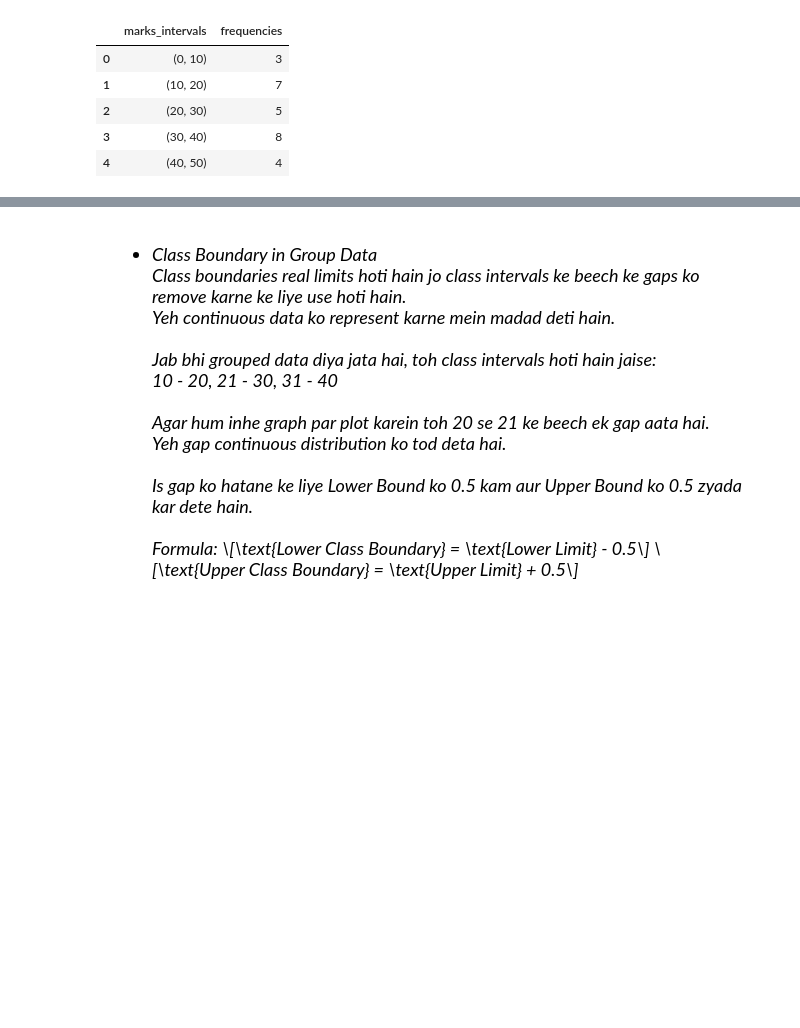
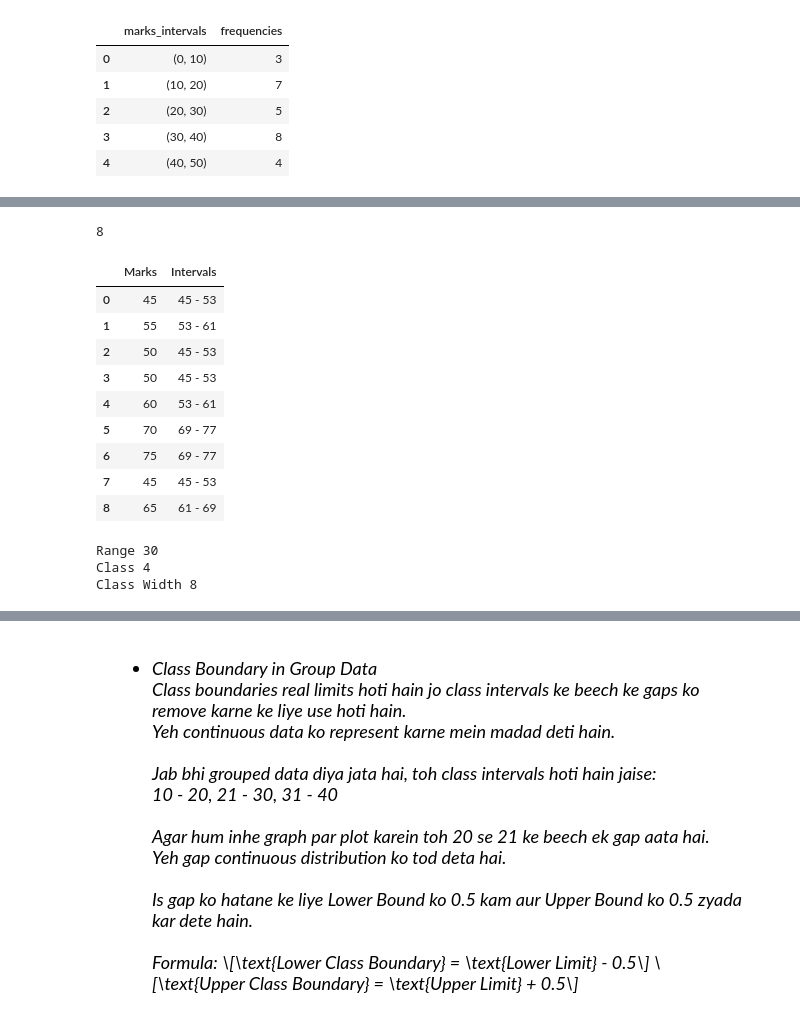
Before and after one commit to Mubeen-Ahmad/AI, a Jupyter notebook: Statistics/1.ipynb, the cells around one changed output, grey strips where cells are left out. Saved outputs shown, nothing was run; the diff lists cells and outputs as text; code cells hidden in the pictures; blank space fills up the shorter version.

```diff
--- a/Statistics/1.ipynb
+++ b/Statistics/1.ipynb
@@ -30,8 +39,8 @@ import numpy as np
 import pandas as pd
 # %%
 marks = [45, 55, 50, 50, 60, 70, 75, 45, 65]
-df = pd.DataFrame(marks,columns=["Marks"])
-df
+ungroup_df = pd.DataFrame(marks,columns=["Marks"])
+ungroup_df
 # %% [output]
 |  | Marks |
 | 0 | 45 |
@@ -117,0 +174,26 @@ mid_points
+# %%
+class_width = round(R/4)
+class_width
+# %% [output]
+8
+# %%
+ungroup_df
+# %% [output]
+|  | Marks | Intervals |
+| 0 | 45 | 45 - 53 |
+| 1 | 55 | 53 - 61 |
+| 2 | 50 | 45 - 53 |
+| 3 | 50 | 45 - 53 |
+| 4 | 60 | 53 - 61 |
+| 5 | 70 | 69 - 77 |
+| 6 | 75 | 69 - 77 |
+| 7 | 45 | 45 - 53 |
+| 8 | 65 | 61 - 69 |
+# %%
+print("Range",R)
+print("Class",class_)
+print("Class Width",class_width)
+# %% [output]
+Range 30
+Class 4
+Class Width 8
```
Also changed, not shown: parts of 118 cells of this notebook, 9 other files.
